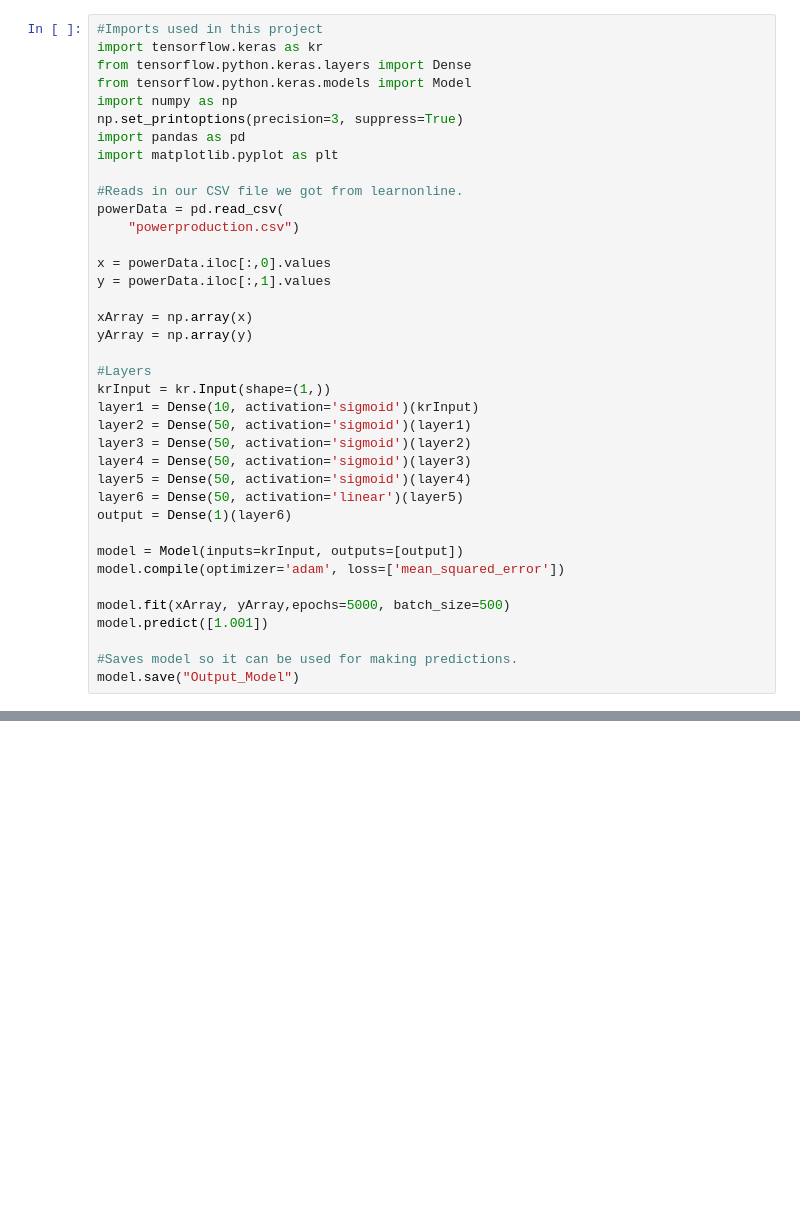
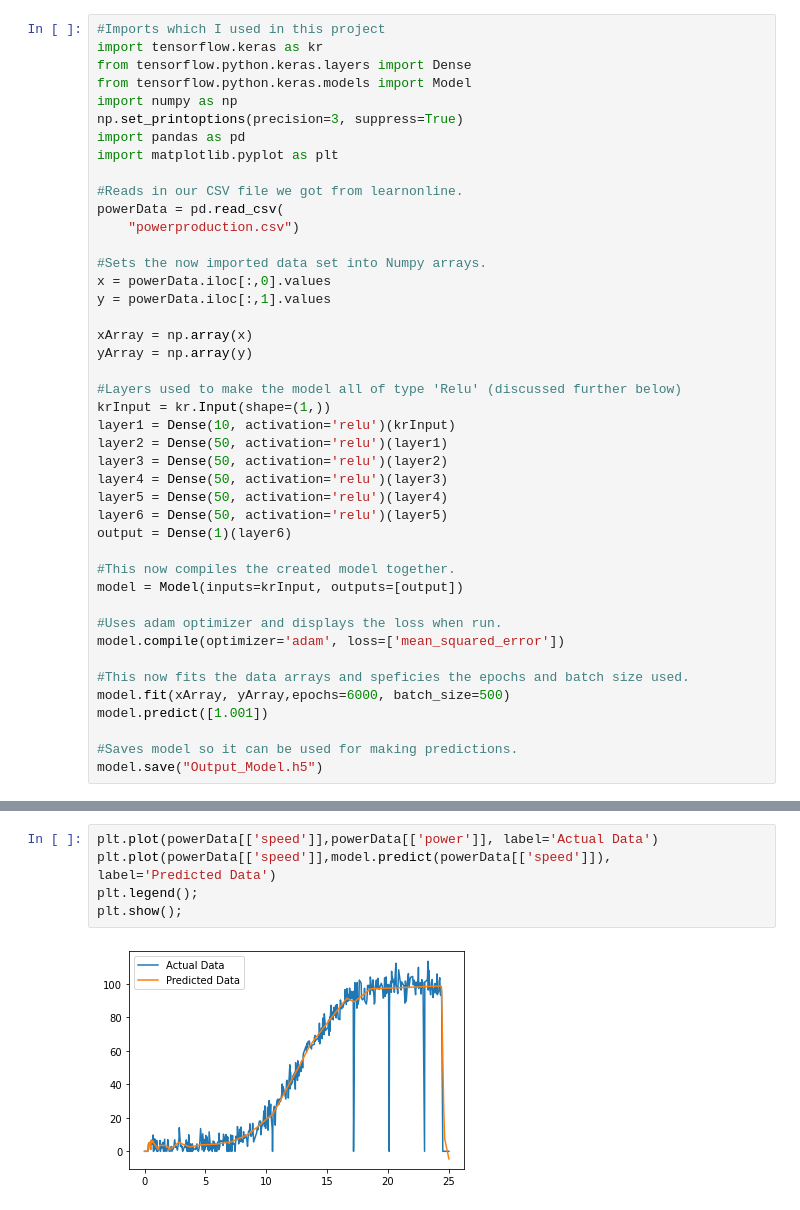
Before and after one commit to DanielGallagher6499/EmergingTechAssignment, a Jupyter notebook: Turbine Model.ipynb, the cells around one changed output, grey strips where cells are left out. Cells and saved outputs as stored; diff of their text form; blank space fills up the shorter version.

Commit message:
Web application working - Notebook Updated - Model Updated

```diff
--- a/Turbine Model.ipynb
+++ b/Turbine Model.ipynb
@@ -1,5 +48,5 @@
 # %%
-#Imports used in this project
+#Imports which I used in this project
 import tensorflow.keras as kr
 from tensorflow.python.keras.layers import Dense
 from tensorflow.python.keras.models import Model
@@ -12,28 +59,33 @@ import matplotlib.pyplot as plt
 powerData = pd.read_csv(
     "powerproduction.csv")
 
+#Sets the now imported data set into Numpy arrays.
 x = powerData.iloc[:,0].values
 y = powerData.iloc[:,1].values
 
 xArray = np.array(x)
 yArray = np.array(y)
 
-#Layers
+#Layers used to make the model all of type 'Relu' (discussed further below)
 krInput = kr.Input(shape=(1,))
-layer1 = Dense(10, activation='sigmoid')(krInput)
-layer2 = Dense(50, activation='sigmoid')(layer1)
-layer3 = Dense(50, activation='sigmoid')(layer2)
-layer4 = Dense(50, activation='sigmoid')(layer3)
-layer5 = Dense(50, activation='sigmoid')(layer4)
-layer6 = Dense(50, activation='linear')(layer5)
+layer1 = Dense(10, activation='relu')(krInput)
+layer2 = Dense(50, activation='relu')(layer1)
+layer3 = Dense(50, activation='relu')(layer2)
+layer4 = Dense(50, activation='relu')(layer3)
+layer5 = Dense(50, activation='relu')(layer4)
+layer6 = Dense(50, activation='relu')(layer5)
 output = Dense(1)(layer6)
 
+#This now compiles the created model together.
 model = Model(inputs=krInput, outputs=[output])
+
+#Uses adam optimizer and displays the loss when run.
 model.compile(optimizer='adam', loss=['mean_squared_error'])
 
-model.fit(xArray, yArray,epochs=5000, batch_size=500)
+#This now fits the data arrays and speficies the epochs and batch size used.
+model.fit(xArray, yArray,epochs=6000, batch_size=500)
 model.predict([1.001])
 
 #Saves model so it can be used for making predictions.
-model.save("Output_Model")
+model.save("Output_Model.h5")
 # %% [output]
@@ -56,0 +116,8 @@ Epoch 4786/5000
+# %%
+plt.plot(powerData[['speed']],powerData[['power']], label='Actual Data')
+plt.plot(powerData[['speed']],model.predict(powerData[['speed']]),
+label='Predicted Data')
+plt.legend();
+plt.show();
+# %% [output]
+[figure, added]
```
Also changed, not shown: parts of 11 cells of this notebook, 4 other files.
